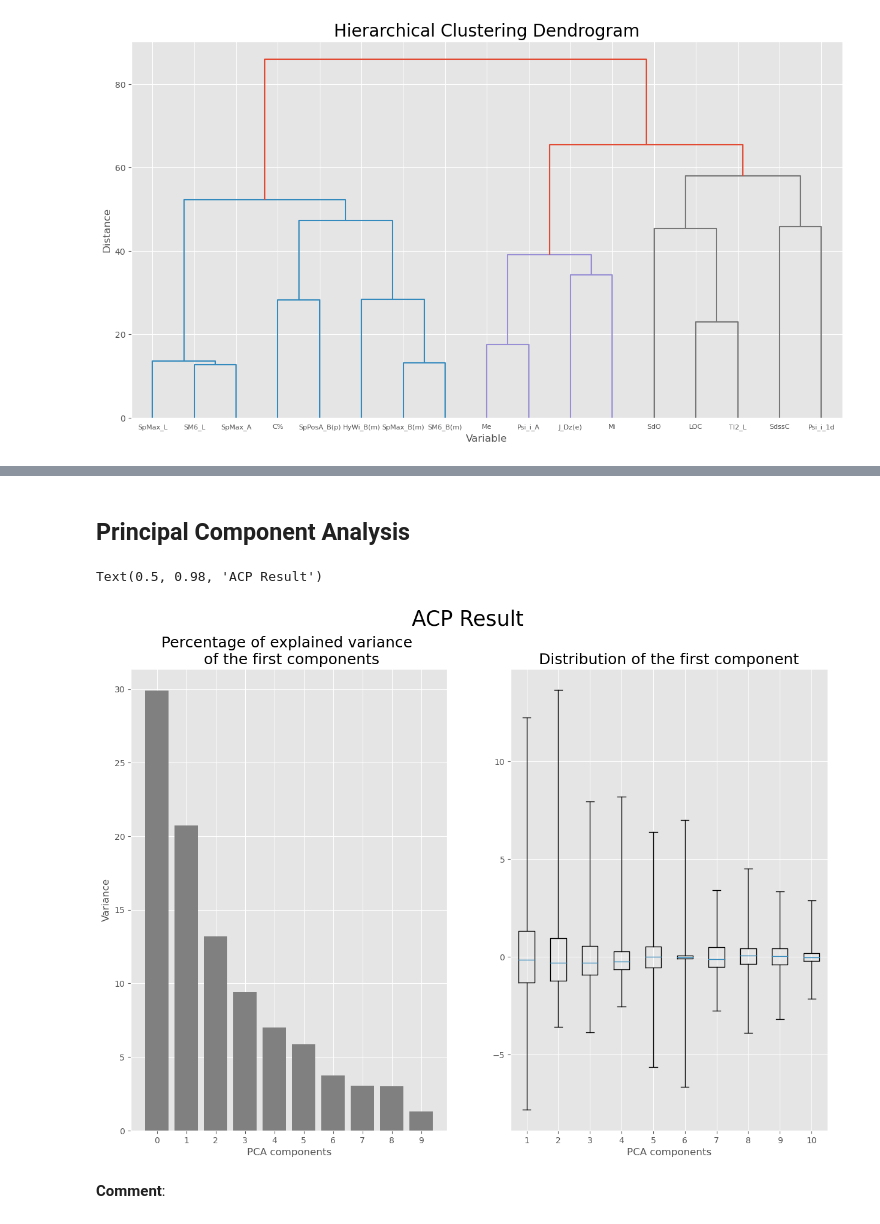
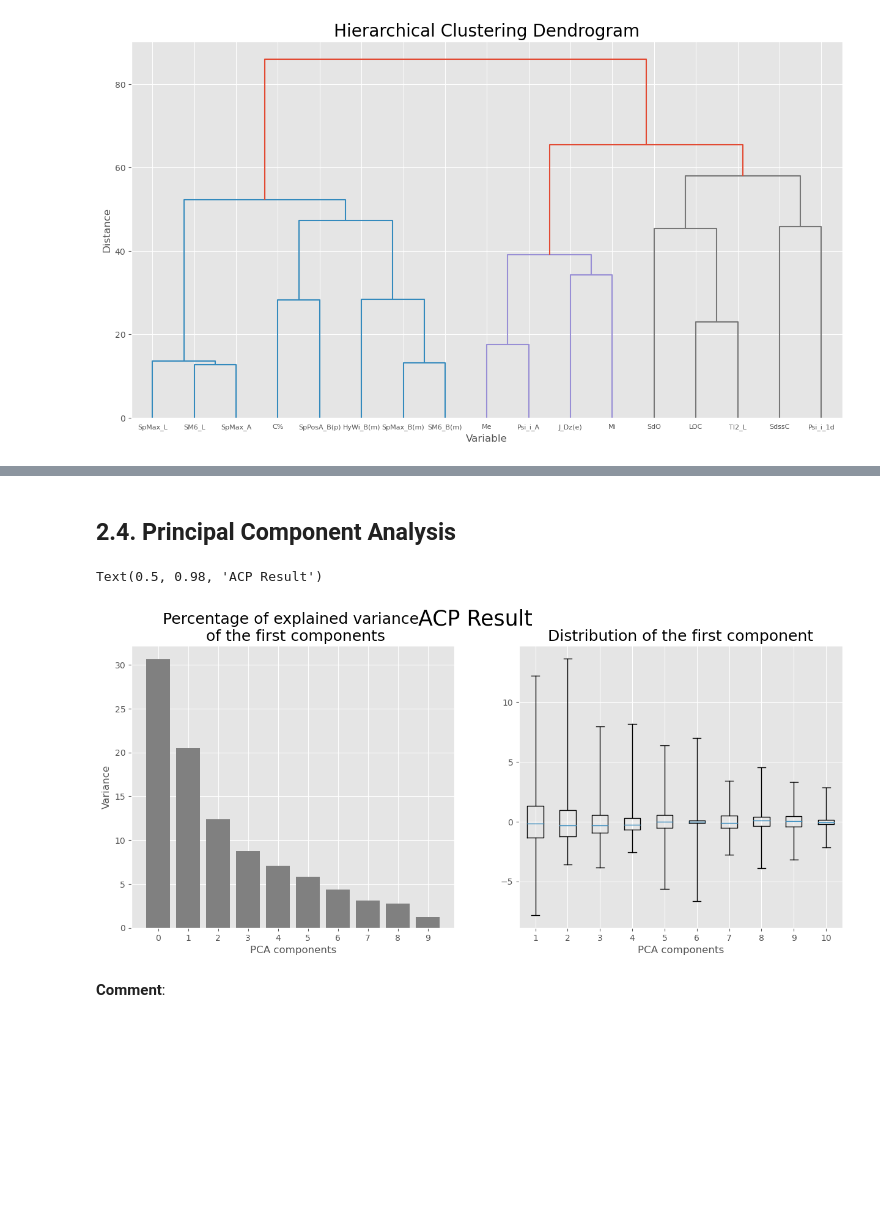
Before and after one commit to tmt1611/4GMM_ProjetML, a Jupyter notebook: MachineLearning_Python.ipynb, the cells around one changed output, grey strips where cells are left out. Saved outputs shown, nothing was run; the diff lists cells and outputs as text; code cells hidden in the pictures; blank space fills up the shorter version.

```diff
--- a/MachineLearning_Python.ipynb
+++ b/MachineLearning_Python.ipynb
@@ -160,0 +161,19 @@ plt.show()
+# %%
+from math import log, log10
+
+data_transform = data.copy()
+
+#left skewed
+data_transform['SM6_L']=np.log((data['SM6_L']+1).max()-data['SM6_L'])
+data_transform['SpMax_A']=np.log((data['SpMax_A']+1).max()-data['SpMax_A'])
+data_transform['SpMax_L']=np.log((data['SpMax_L']+1).max()-data['SpMax_L'])
+
+#right skewed
+data_transform['TI2_L']=np.log(data['TI2_L'])
+data_transform['J_Dz(e)']=np.log(data['J_Dz(e)'])
+data_transform['Psi_i_A']=np.log(data['Psi_i_A'])
+data_transform['SM6_B(m)']=np.log(data['SM6_B(m)'])
+data_transform['LOC']=data['LOC'].map(lambda x: np.log10(x+1))
+data_transform['SpMax_B(m)']=np.log(data['SpMax_B(m)'])
+
+data_transform['HyWi_B(m)']=np.sqrt(data['HyWi_B(m)'])
@@ -165,8 +235,14 @@ plt.show()
 # %%
 from sklearn.preprocessing import StandardScaler
 scaler = StandardScaler()
+
+#data initial
 quanti_scaled = scaler.fit_transform(data.iloc[:, quanti_index])
 quanti_scaled = pd.DataFrame(quanti_scaled, columns=data.columns.values[quanti_index])
+
+#data transform
+quanti_scaled_transform = scaler.fit_transform(data_transform.iloc[:, quanti_index])
+quanti_scaled_transform = pd.DataFrame(quanti_scaled_transform, columns=data_transform.columns.values[quanti_index])
 # %%
 from pandas.plotting import scatter_matrix
 scatter_matrix(quanti_scaled, alpha=0.2, figsize=(18, 18), diagonal='kde')
@@ -199,28 +348,31 @@ plt.show()
 # %% [markdown]
-## Principal Component Analysis
+## 2.4. Principal Component Analysis
 # %%
 from sklearn.decomposition import PCA
 
 pca = PCA()
+#pca on initial data scaled
 data_pca = pca.fit_transform(quanti_scaled)
+#pca on data transformed and scaled
+data_transform_pca = pca.fit_transform(quanti_scaled_transform)
 # %%
-fig = plt.figure(figsize=(15,10))
+fig = plt.figure(figsize=(15,6))
 ax = fig.add_subplot(1,2,1)
 ax.bar(range(10), pca.explained_variance_ratio_[:10]*100, align='center', color='grey', ecolor='black')
 ax.set_xticks(range(10))
 ax.set_ylabel("Variance")
 ax.set_xlabel("PCA components")
 ax.set_title(u"Percentage of explained variance \n of the first components", fontsize=18)
 
 ax = fig.add_subplot(1,2,2)
 box=ax.boxplot(data_pca[:,0:10],whis=100)
 ax.set_title(u"Distribution of the first component", fontsize=18)
 ax.set_xlabel("PCA components")
 
 fig.suptitle(u"ACP Result", fontsize=25)
 # %% [output]
 Text(0.5, 0.98, 'ACP Result')
-[figure, old version]
+[figure, new version]
 # %% [markdown]
 **Comment**:
 # %%
```
Also changed, not shown: parts of 57 cells of this notebook.
